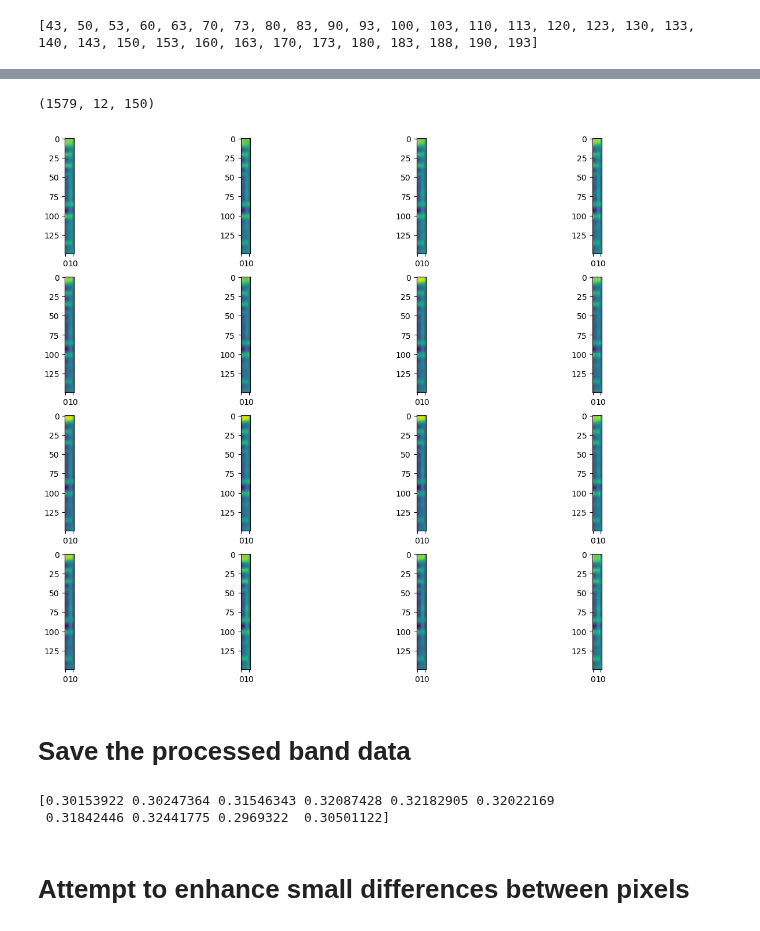
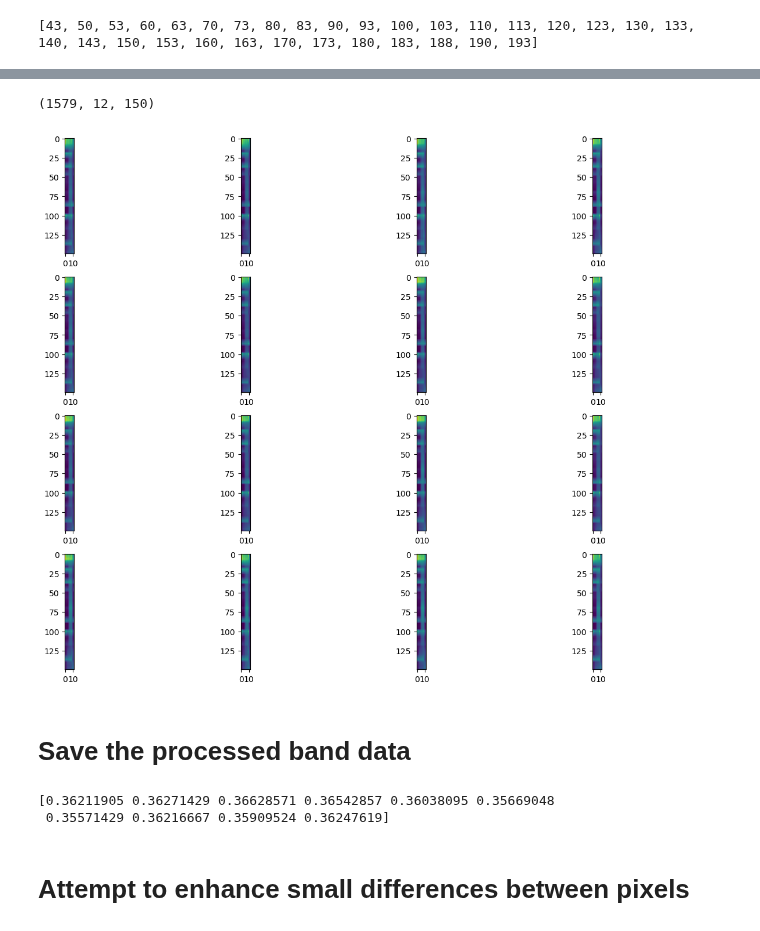
Before and after one commit to Simone-Scalella/AgriVision2022, a Jupyter notebook: impResa.ipynb, the cells around one changed output, grey strips where cells are left out. Saved outputs shown, nothing was run; the diff lists cells and outputs as text; code cells hidden in the pictures.

```diff
--- a/impResa.ipynb
+++ b/impResa.ipynb
@@ -41,6 +16,6 @@ with open('hdvi.pickle', 'rb') as handle:
     NDVI = pickle.load(handle)
 # %%
-campo3 = rasterio.open(r'campo3.tiff')
+campo3 = rasterio.open(r'./readImage/campo3.tiff')
 plt.imshow(campo3.read(1))
 # %% [output]
 <matplotlib.image.AxesImage at 0x...>
@@ -49,0 +23,3 @@ plt.imshow(campo3.read(1))
+# %%
+with open('./pickles/hdvi.pickle', 'rb') as handle:
+    NDVI = pickle.load(handle)
@@ -50,5 +28,5 @@ plt.imshow(campo3.read(1))
 # %%
-with open('campo3_bande.pickle', 'rb') as handle:
+with open('./pickles/campo3_bande.pickle', 'rb') as handle:
     campo3 = pickle.load(handle)
 print(campo3.shape)
 plt.imshow(campo3[4][2])
@@ -148,14 +128,8 @@ print(test[:,:,:].shape)
 # %%
-allPixel = []
 inter = []
 for a in range(0,np.array(imageSmooth).shape[0]):
-    #inter.data_matrix = np.transpose(imageSmooth[a])
-    #inter.interpolation = SplineInterpolation(interpolation_order= 3)
     inter.append(skfda.FDataGrid(
         data_matrix = np.transpose(imageSmooth[a]),
-        grid_points=grid_points,
-        interpolation= SplineInterpolation(interpolation_order= 3)
+        grid_points = grid_points,
+        interpolation = SplineInterpolation(interpolation_order= 3)
     ))
-    allPixel.append(inter[-1].interpolation._evaluate(inter[-1],range(43,193))[:,:,0])
-
-inter = np.array(inter)
@@ -228,43 +146,29 @@ for a in range(0,np.array(newImage3).shape[0]):
     ))
     allPixelRw.append(interRw[-1].interpolation._evaluate(interRw[-1],range(43,193))[:,:,0])
 # %%
-allPixel = np.array(allPixel)
+allPixel = np.array(allPixelRw)
 print(allPixel.shape)
-
-#fig = plt.figure(figsize=(10,9))
-#f, axarr = plt.subplots(15,1)
-'''plt.rcParams["figure.figsize"] = [7.00, 3.50]
-plt.rcParams["figure.autolayout"] = True
-
-for a in range(0,4):
-    plt.subplot(1, 4, a+1)
-    plt.imshow(np.transpose(allPixel[(a*150),:,:]))
-    #axarr[a].imshow()
-plt.show()'''
-
-
-
 fig = plt.figure(figsize=(15, 15))
 columns = 4
 rows = 5
 for i in range(1,17):
     img = np.transpose(allPixel[(i*70),:,:])
     fig.add_subplot(rows, columns, i)
     plt.imshow(img)
 plt.show()
 # %% [output]
 (1579, 12, 150)
-[figure, old version]
+[figure, new version]
 # %% [markdown]
 # Save the processed band data
 # %%
 print(allPixel[10:20,7,15])
 
-with open('AllPixelBand3.pickle', 'wb') as handle:
+with open('./pickles/AllPixelBand3.pickle', 'wb') as handle:
     pickle.dump(allPixel, handle, protocol=pickle.HIGHEST_PROTOCOL)
 # %% [output]
-[0.30153922 0.30247364 0.31546343 0.32087428 0.32182905 0.32022169
- 0.31842446 0.32441775 0.2969322  0.30501122]
+[0.36211905 0.36271429 0.36628571 0.36542857 0.36038095 0.35669048
+ 0.35571429 0.36216667 0.35909524 0.36247619]
 # %% [markdown]
 # Attempt to enhance small differences between pixels
 # %%
```
Also changed, not shown: parts of 17 cells of this notebook, 24 other files.
